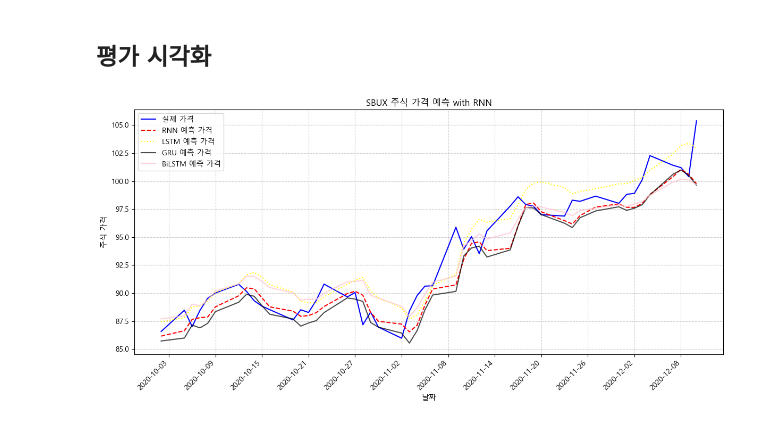
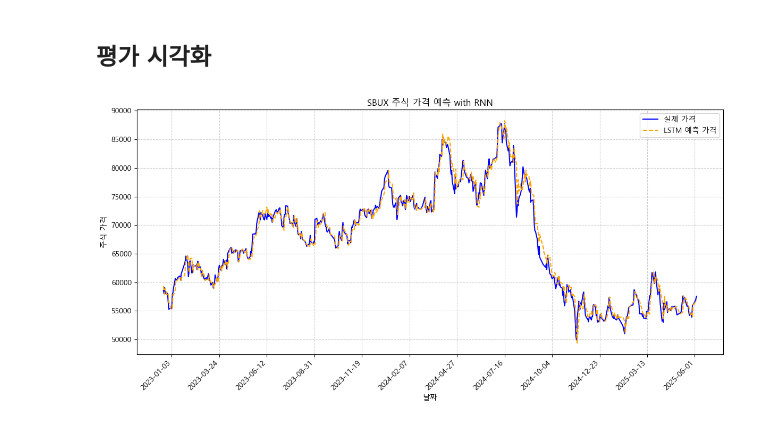
Before and after one commit to nang5587/Pytorch, a Jupyter notebook: python_7(a)_v1.5(q).ipynb, the cells around one changed output. Saved outputs shown, nothing was run; the diff lists cells and outputs as text; code cells hidden in the pictures.

```diff
--- a/python_7(a)_v1.5(q).ipynb
+++ b/python_7(a)_v1.5(q).ipynb
@@ -16,15 +29,18 @@ plt.rcParams["figure.figsize"] = (12, 6)
 ## 데이터 셋
 # %%
 class TimeSeriesDataset(Dataset):
-    def __init__(self, csv_file="data/SBUX.csv", seq_length=10, train_ratio=0.8, is_train=True):
+    def __init__(self,df, csv_file="data/SBUX.csv", seq_length=10, train_ratio=0.8, is_train=True):
         self.seq_length = seq_length
         self.is_train = is_train
 
-        df = pd.read_csv(csv_file)
+        df = df.copy()
+        df["Date"] = df.index
+        # df = pd.read_csv(csv_file)
         df["Date"] = pd.to_datetime(df["Date"])
-        df = df.sort_values("Date")
+        # df = df.sort_values("Date")
         df = self._add_techinical_indicators(df)
 
+        # 앙상블 써서 몇 개 빼는 거도 연습 필요
         features_cols = ["Close", "Volume", "MA_5", "MA_20",
                          "RSI", "Volatility", "Price_Change", "Volume_MA"]
 
@@ -32,15 +48,18 @@ class TimeSeriesDataset(Dataset):
 
         # 결측값 처리
         data_df = pd.DataFrame(data)
-        data = data_df.ffill().bfill().values
+        data = data_df.ffill().bfill().values # 스케일러 돌리려면 결측치 없어야 하니까 여기서 한거고 원래는 data = df[features_cols].values 이거 앞에서 해야 함
 
+        # if문 써서 스케일러 여러 개 확인해보는 거 해봐야 함
         self.scaler = RobustScaler()
         scaled_data = self.scaler.fit_transform(data)
 
+        # 시퀀스
         X, y = self._create_sequences(scaled_data, seq_length)
 
         train_size = int(len(X) * train_ratio)
 
+        # y 만드는 애 (넘파이 배열을 토치로)
         if self.is_train:
             self.X = torch.FloatTensor(X[:train_size])
             self.y = torch.FloatTensor(y[:train_size])
@@ -54,10 +73,10 @@ class TimeSeriesDataset(Dataset):
         xs, ys = [], []
         for i in range(len(data) - seq_length):
             x = data[i:i + seq_length]
-            y = data[i + seq_length]
+            y = data[i + seq_length, 0] # 시계열 데이터는 컬럼 중 하나만 보게 ', 0(종가)'을 해줘야 함
             xs.append(x)
             ys.append(y)
-        return np.array(xs), np.array(ys)
+        return np.array(xs), np.array(ys) # 넘파이 배열로 리턴
 
     def _add_techinical_indicators(self, df):
         # 이동평균
@@ -89,10 +108,10 @@ class TimeSeriesDataset(Dataset):
         return self.X[idx], self.y[idx]
 # %%
 seq_length = 10
-batch_size = 16
+batch_size = 25
 
-train_dataset = TimeSeriesDataset(seq_length=seq_length, is_train=True)
-test_dataset = TimeSeriesDataset(seq_length=seq_length, is_train=False)
+train_dataset = TimeSeriesDataset(df = stock, seq_length=seq_length, is_train=True)
+test_dataset = TimeSeriesDataset(df = stock, seq_length=seq_length, is_train=False)
 
 train_loader = DataLoader(train_dataset, batch_size=batch_size, shuffle=True)
 test_loader = DataLoader(test_dataset, batch_size=batch_size, shuffle=False)
@@ -112,8 +131,9 @@ class LSTMModel(nn.Module):
 # %% [markdown]
 ## 모델 학습
 # %%
+# 밖에 매개변수로 빼는 게 good~
 input_size = 8
-hidden_size = 50
+hidden_size = 100
 output_size = 1
 num_epochs = 100
 learning_rate = 0.001
@@ -128,7 +148,8 @@ for epoch in range(num_epochs):
     for batch_X, batch_y in train_loader:
         optimizer.zero_grad()
         outputs = lstm_model(batch_X)
-        loss = criterion(outputs, batch_y)
+        # print(outputs.shape, batch_y.shape)
+        loss = criterion(outputs, batch_y.unsqueeze(-1)) # 손실함수 중요
         loss.backward()
         optimizer.step()
 
@@ -143,6 +164,14 @@ with torch.no_grad():
         lstm_test_predictions.append(outputs.cpu().numpy())
 
 lstm_test_predictions = np.concatenate(lstm_test_predictions)
-lstm_test_predictions_rescaled = train_dataset.scaler.inverse_transform(lstm_test_predictions)
-y_test_rescaled = train_dataset.scaler.inverse_transform(test_dataset.y.cpu().numpy())
+# --- 여기까진 문제 없음
+
+lstm_dummy = np.zeros((lstm_test_predictions.shape[0], 8)) # (49,8) 더미 만들어짐
+lstm_dummy[:, 0] = lstm_test_predictions.flatten()
+lstm_test_predictions_rescaled = train_dataset.scaler.inverse_transform(lstm_dummy)[:,0]
+# lstm_test_predictions_rescaled = train_dataset.scaler.inverse_transform(lstm_test_predictions) # train_dataset.scaler.inverse_transform 스케일러를 해놨으니 스케일링된 것을 역산
+
+y_test_dummy = np.zeros((test_dataset.y.shape[0], 8)) # (49,8) 더미 만들어짐
+y_test_dummy[:, 0] = test_dataset.y.cpu().numpy().flatten()
+y_test_rescaled = train_dataset.scaler.inverse_transform(y_test_dummy)[:,0] # 여기서 안 맞음
 # %% [output]
@@ -161,17 +189,17 @@ ValueError: non-broadcastable output operand with shape (49,1) doesn't match the
 ## 평가 시각화
 # %%
 plt.plot(test_dataset.dates, y_test_rescaled, label='실제 가격', color='blue')
-plt.plot(test_dataset.dates, lstm_test_predictions_rescaled, label='LSTM 예측 가격', color='yellow', linestyle=':')
+plt.plot(test_dataset.dates, lstm_test_predictions_rescaled, label='LSTM 예측 가격', color='orange', linestyle='--')
 plt.xlabel('날짜')
 plt.ylabel('주식 가격')
 plt.title('SBUX 주식 가격 예측 with RNN')
 plt.legend()
 plt.xticks(rotation=45, ha='right')
 plt.gca().xaxis.set_major_locator(plt.MaxNLocator(nbins=15))
 plt.grid(True, linestyle='--', alpha=0.6)
 plt.tight_layout()
 plt.show()
 # %% [output]
-[figure, old version]
+[figure, new version]
 # %%
 lstm_mse = np.mean((y_test_rescaled - lstm_test_predictions_rescaled)**2)
```
Also changed, not shown: parts of 4 cells of this notebook, 1 other file.
